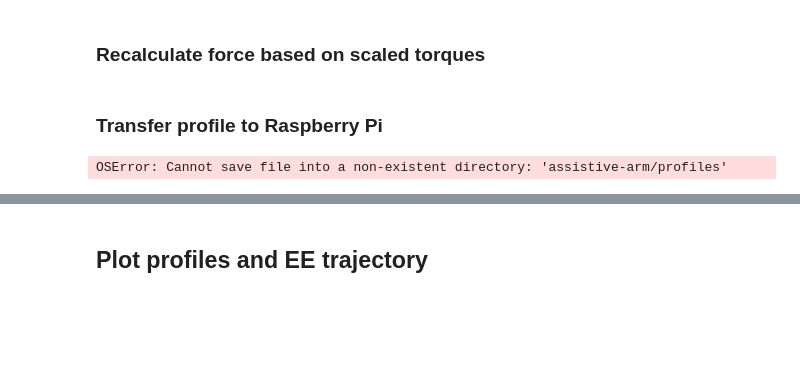
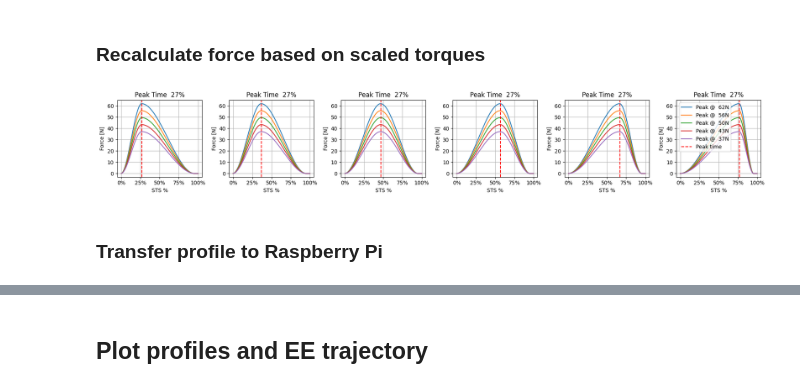
Before and after one commit to Harvard-Slade-Lab/assistive-arm, a Jupyter notebook: notebooks/optimal_length_torque.ipynb, the cells around one changed output, grey strips where cells are left out. Drawn from its saved outputs; the diff is of its cells as text; code cells hidden in the pictures; blank space fills up the shorter version.

```diff
--- a/notebooks/optimal_length_torque.ipynb
+++ b/notebooks/optimal_length_torque.ipynb
@@ -267,0 +285,20 @@ optimal_profile['force_Y'] = F[:, 1]
+# %%
+peak_force = optimal_profile.force_Y.max()
+peak_time_index = optimal_profile.force_Y.argmax()
+
+# Generate curves in range 20-80% of N
+peak_force_jump = N * 0.1 # 10% of N
+
+peak_time_indices = []
+
+for i in range(-10, 10, 1):
+    new_ind = int(peak_time_index + peak_force_jump * i)
+
+    if new_ind < 0 or new_ind > N:
+        continue
+
+    new_percent = motion_percentage[new_ind]
+    if new_percent > 20 and new_percent < 80:
+        peak_time_indices.append(new_ind)
+
+peak_force_values = [peak_force*(1-0.1*i) for i in range(5)]
@@ -268,2 +334,23 @@ optimal_profile['force_Y'] = F[:, 1]
+# %%
+n_rows = len(splines.keys())
+fig, axs = plt.subplots(1, n_rows, figsize=(n_rows*3, 3))  # Adjust the figure size as needed
+
+for i, (peak_time, same_peak_time_splines) in enumerate(splines.items()):
+    for peak_force_spline in same_peak_time_splines:
+        # Assuming each spline object can be plotted directly
+        axs[i].plot(motion_percentage, peak_force_spline.force_Y, label=f'Peak @ {peak_force_spline.force_Y.max(): .0f}N')  # Replace .id with an appropriate identifier
+    axs[i].axvline(x=peak_time, color='r', linestyle='--', label='Peak time')
+    axs[i].set_title(f'Peak Time {motion_percentage[peak_time_index]: .0f}%')
+    axs[i].grid()
+    axs[i].xaxis.set_major_formatter(mticker.PercentFormatter())
+    axs[i].set_xlabel("STS %")
+    axs[i].set_ylabel("Force [N]")
+    if i == n_rows - 1:
+        axs[i].legend()
+
+plt.tight_layout()
+plt.show()
+# %% [output]
+[figure, added]
 # %% [markdown]
 ### Transfer profile to Raspberry Pi
@@ -270,6 +365,4 @@ optimal_profile['force_Y'] = F[:, 1]
 # %%
-optimal_profile_path = trial / "optimal_profile.csv"
+optimal_profile_path = trial / "simulation_profile.csv"
 optimal_profile.to_csv(optimal_profile_path)
-optimal_profile.to_csv("./assistive-arm/profiles/optimal_profile.csv")
+optimal_profile.to_csv("../torque_profiles/simulation_profile.csv")
-# %% [output]
-OSError: Cannot save file into a non-existent directory: 'assistive-arm/profiles'
```
Also changed, not shown: parts of 9 cells of this notebook, 6 other files.
